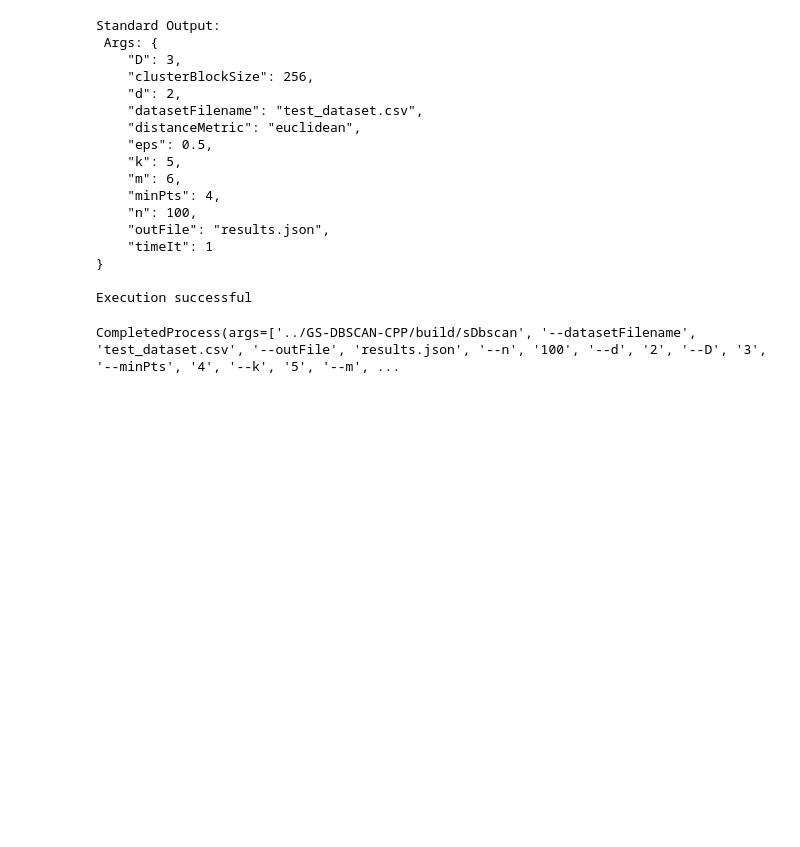
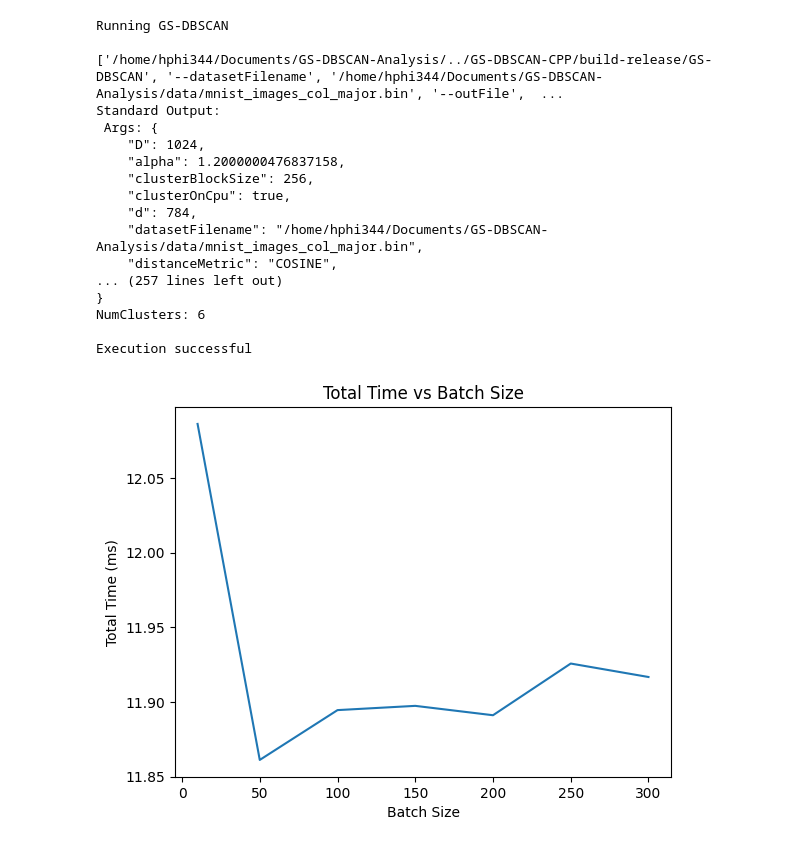
Before and after one commit to HugoPhibbs/GS-DBSCAN-Analysis, a Jupyter notebook: analysis.ipynb, the cells around one changed output. Drawn from its saved outputs; the diff is of its cells as text; code cells hidden in the pictures; blank space fills up the shorter version.

Commit message:
experimenting with changing the batch sizes

```diff
--- a/analysis.ipynb
+++ b/analysis.ipynb
@@ -25,21 +7,47 @@ Execution successful
-# %%
-utils.run_gs_dbscan("test_dataset.csv", "results.json", 100, 2, 3, 4, 5, 6, 0.5, "euclidean", 256, 1)
-# %% [output]
-Standard Output:
- Args: {
-    "D": 3,
-    "clusterBlockSize": 256,
-    "d": 2,
-    "datasetFilename": "test_dataset.csv",
-    "distanceMetric": "euclidean",
-    "eps": 0.5,
-    "k": 5,
-    "m": 6,
-    "minPts": 4,
-    "n": 100,
-    "outFile": "results.json",
-    "timeIt": 1
-}
-
-Execution successful
-CompletedProcess(args=['../GS-DBSCAN-CPP/build/sDbscan', '--datasetFilename', 'test_dataset.csv', '--outFile', 'results.json', '--n', '100', '--d', '2', '--D', '3', '--minPts', '4', '--k', '5', '--m', ...
+# %%
+import pandas as pd
+import numpy as np
+import matplotlib.pyplot as plt
+
+distance_batch_sizes = [10, 50, 100, 150, 200, 250, 300]
+# distance_batch_sizes = [10, 500]
+
+results_df = exp.run_batch_experiments(distance_batch_sizes, k = 2, m = 2000, write_to_pickle=True)
+
+def display_batch_experiments_results(results_df):
+    total_times = np.array([times["overall"] for times in results_df["times"]]) / 1e6
+    distances_times = np.array([times["distances"] for times in results_df["times"]]) / 1e6
+
+    distance_batch_sizes = results_df["batchSize"].values
+
+    batches_df = pd.DataFrame({"batchSize": distance_batch_sizes, "totalTime": total_times, "nmi": results_df["nmi"],
+                                "distancesTime": distances_times})
+
+    plt.plot(batches_df["batchSize"], batches_df["totalTime"])
+    plt.xscale
+    plt.xlabel("Batch Size")
+    plt.ylabel("Total Time (ms)")
+    plt.title("Total Time vs Batch Size")
+    plt.ion()
+    plt.show()
+
+display_batch_experiments_results(results_df)
+# %% [output]
+Running GS-DBSCAN
+
+['/home/hphi344/Documents/GS-DBSCAN-Analysis/../GS-DBSCAN-CPP/build-release/GS-DBSCAN', '--datasetFilename', '/home/hphi344/Documents/GS-DBSCAN-Analysis/data/mnist_images_col_major.bin', '--outFile',  ...
+Standard Output:
+ Args: {
+    "D": 1024,
+    "alpha": 1.2000000476837158,
+    "clusterBlockSize": 256,
+    "clusterOnCpu": true,
+    "d": 784,
+    "datasetFilename": "/home/hphi344/Documents/GS-DBSCAN-Analysis/data/mnist_images_col_major.bin",
+    "distanceMetric": "COSINE",
+... (257 lines left out)
+}
+NumClusters: 6
+
+Execution successful
+[figure, added]
```
Also changed, not shown: parts of 1 cell of this notebook, 6 other files.
